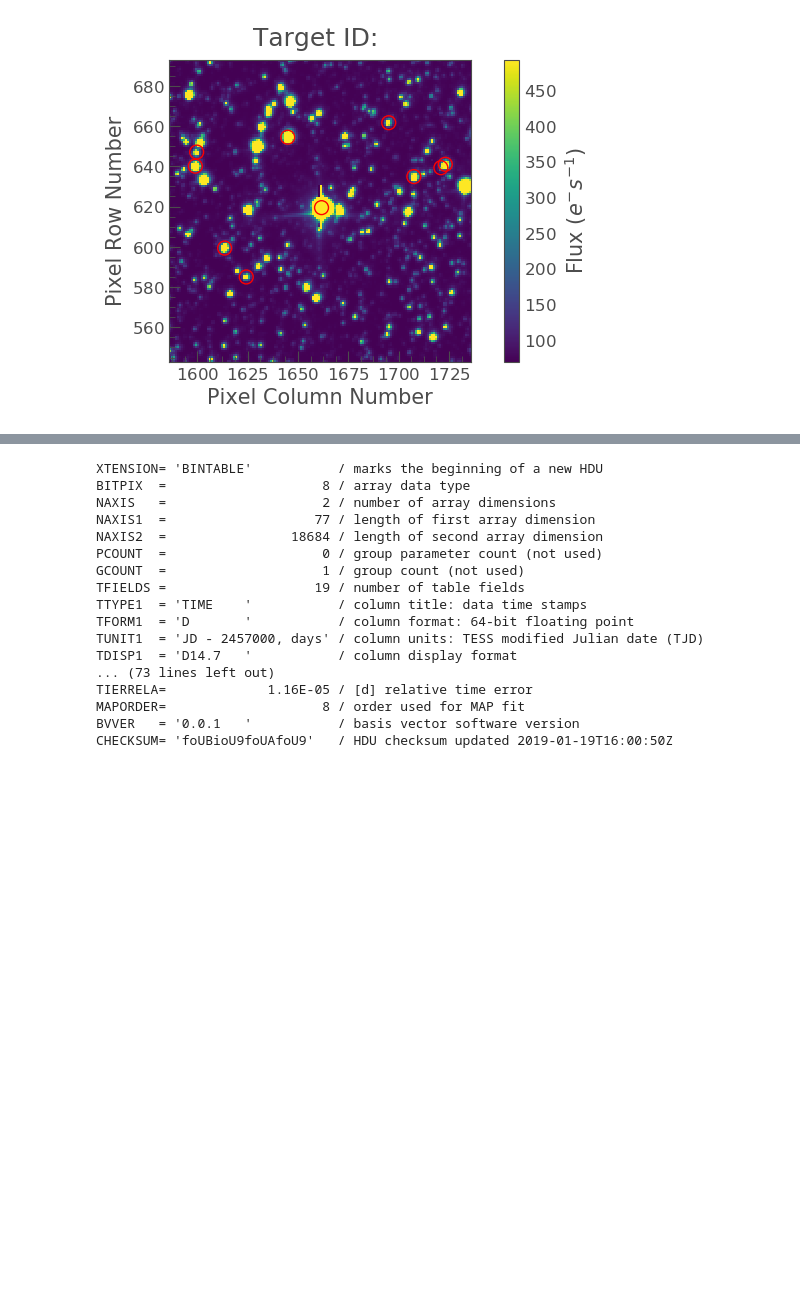
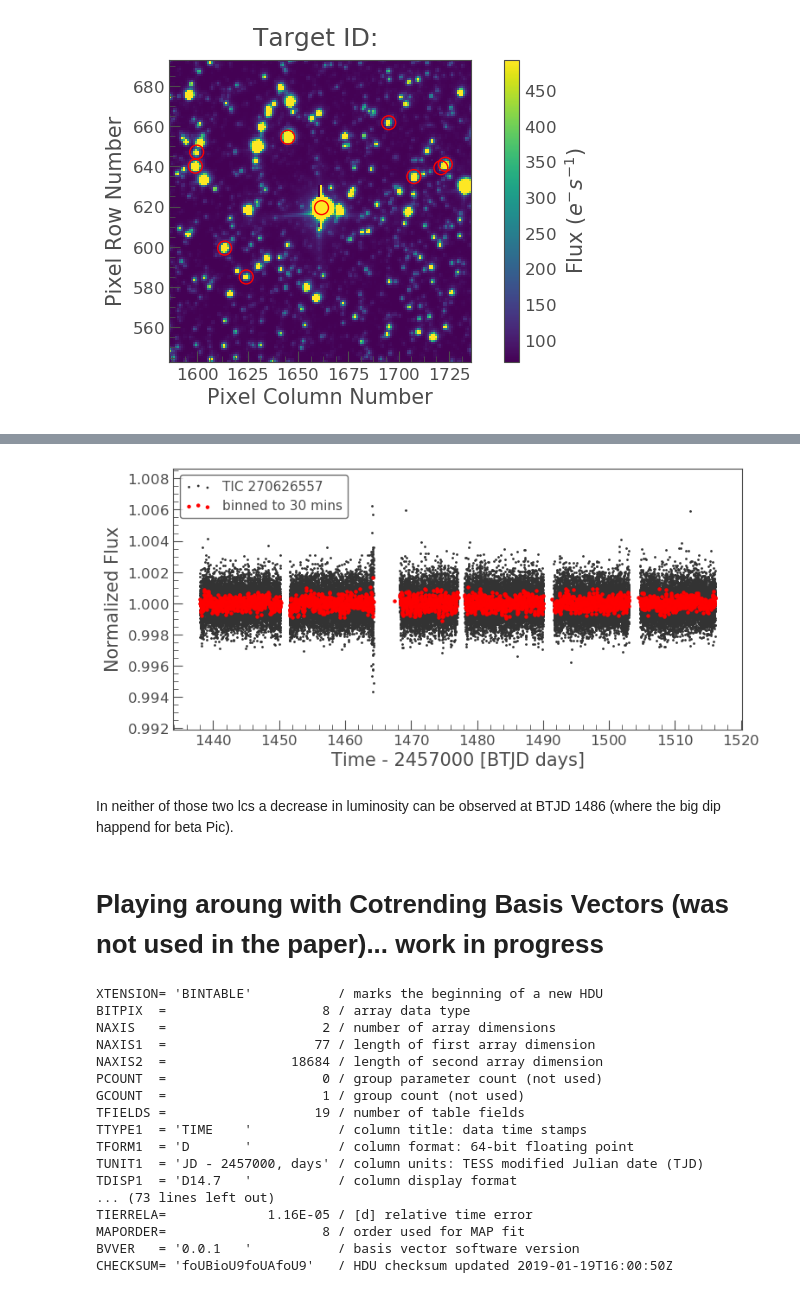
Before and after one commit to sebastian-zieba/betaPic_comet, a Jupyter notebook: construction_of_the_lightcurve.ipynb, the cells around one changed output, grey strips where cells are left out. Saved outputs shown, nothing was run; the diff lists cells and outputs as text; code cells hidden in the pictures; blank space fills up the shorter version.

```diff
--- a/construction_of_the_lightcurve.ipynb
+++ b/construction_of_the_lightcurve.ipynb
@@ -740,3 +767,16 @@ search_results.interact(notebook_url='localhost:8891')
+# %%
+lc_2 = lcs_2[0].PDCSAP_FLUX.normalize()
+for i in range(1,3):
+    lc_2 = lc_2.append(lcs_2[i].PDCSAP_FLUX.normalize())
+ax = lc_2.scatter();
+lc_2.bin(15).scatter(ax=ax, c='r',s=5, label= 'binned to 30 mins');
+#plt.xlim(1440,1443)
+# %% [output]
+[figure, added]
+# %% [markdown]
+In neither of those two lcs a decrease in luminosity can be observed at BTJD 1486 (where the big dip happend for beta Pic).
+# %% [markdown]
+# Playing aroung with Cotrending Basis Vectors (was not used in the paper)... work in progress
 # %%
 import os
 from astropy.io import fits
```
Also changed, not shown: parts of 28 cells of this notebook, 25 other files.
